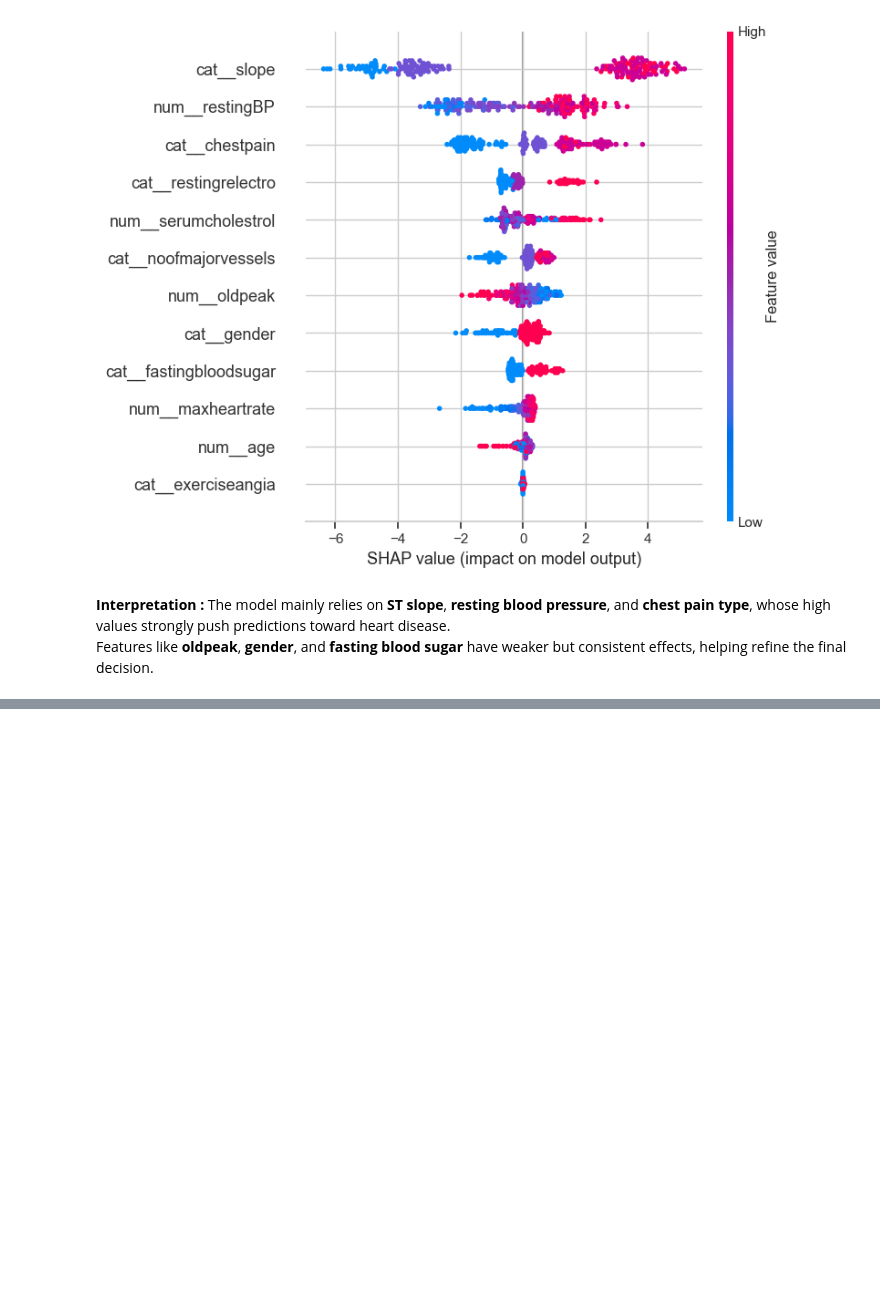
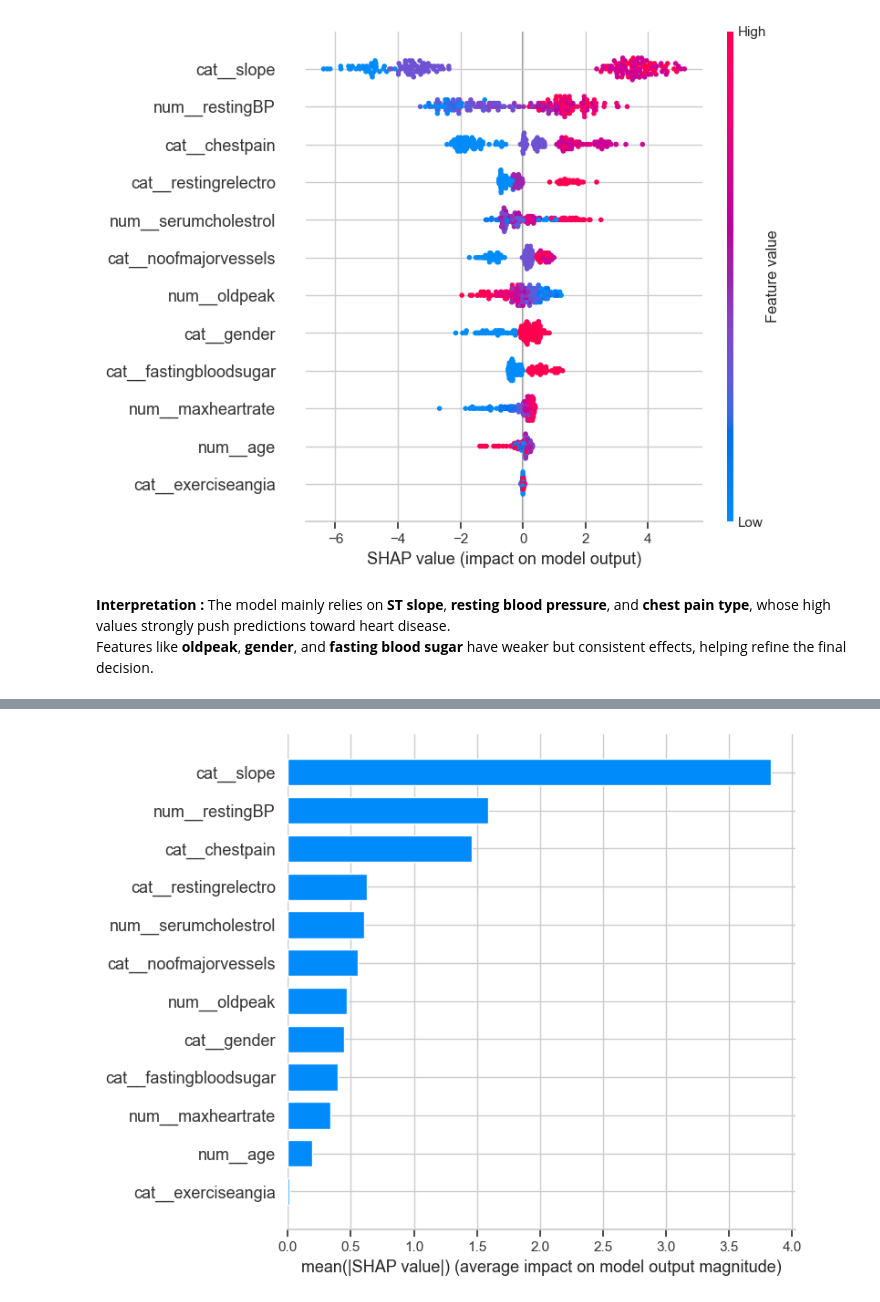
Before and after one commit to paul-adrien1/Projet_ML_notebook, a Jupyter notebook: ML_Project_AVC.ipynb, the cells around one changed output, grey strips where cells are left out. Drawn from its saved outputs; the diff is of its cells as text; code cells hidden in the pictures; blank space fills up the shorter version.

Commit message:
step 3 p2 & conclusion

```diff
--- a/ML_Project_AVC.ipynb
+++ b/ML_Project_AVC.ipynb
@@ -1602,0 +1608,24 @@ Features like **oldpeak**, **gender**, and **fasting blood sugar** have weaker b
+# %%
+plt.figure(figsize=(8, 5))
+if feature_names is not None:
+    shap.summary_plot(
+        shap_values,
+        features=X_test_transformed,
+        feature_names=feature_names,
+        plot_type="bar",
+        show=False
+    )
+else:
+    shap.summary_plot(
+        shap_values,
+        features=X_test_transformed,
+        plot_type="bar",
+        show=False
+    )
+
+plt.tight_layout()
+plt.savefig("step3_02_shap_summary_bar_catboost.png",
+            dpi=150, bbox_inches="tight")
+plt.show()
+# %% [output]
+[figure, added]
```
Also changed, not shown: parts of 6 cells of this notebook.
